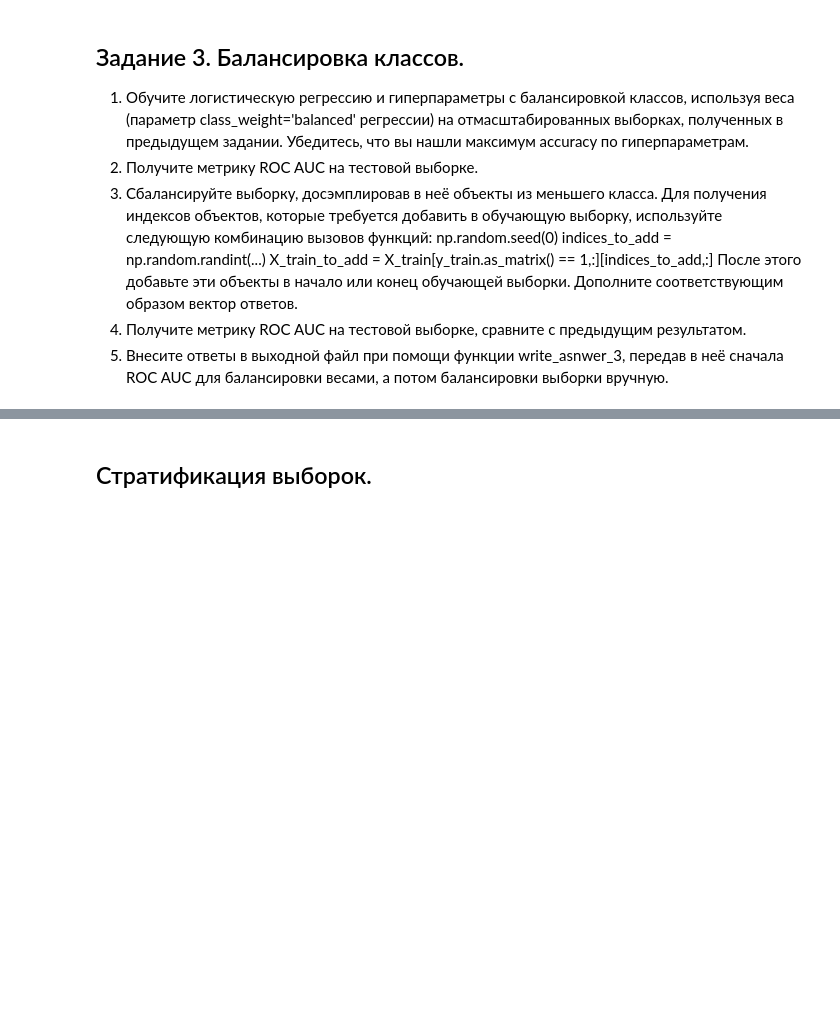
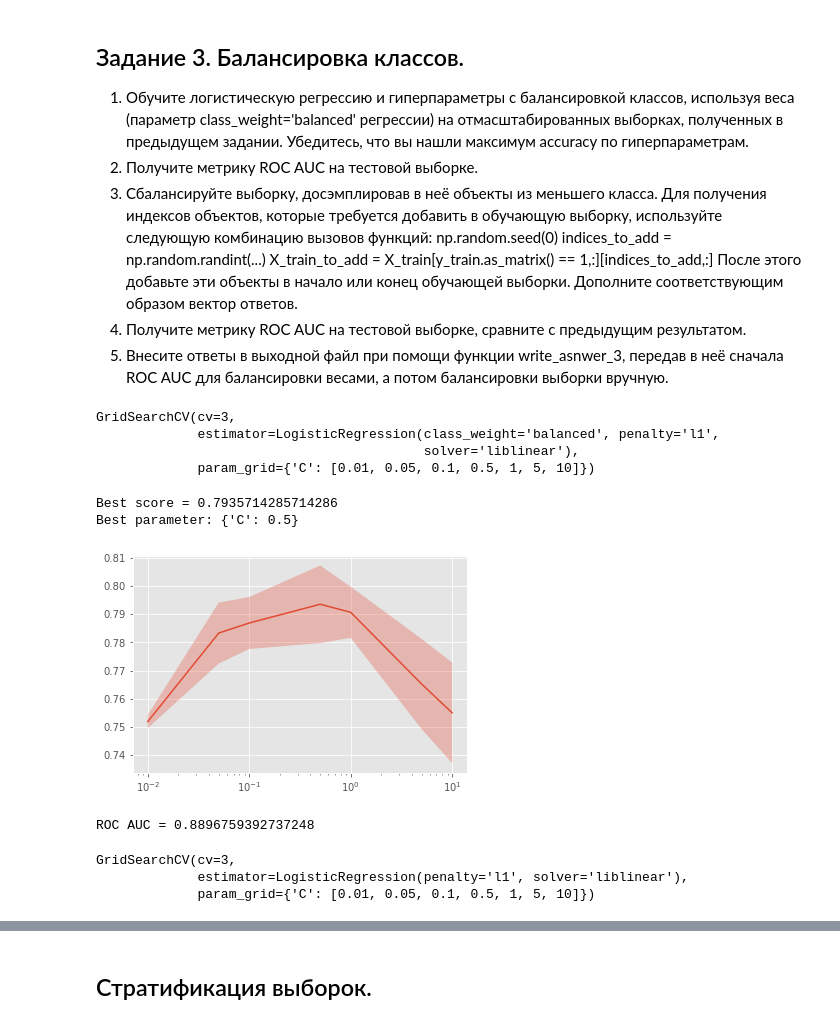
Before and after one commit to umshtm/ML-DA-Coursera-MIPT-Yandex, a Jupyter notebook: 2 - Supervised learning/Tasks/Data preprocessing methods and logistic regression/Preprocessing_LR_Coursera.ipynb, the cells around one changed output, grey strips where cells are left out. Cells and saved outputs as stored; diff of their text form; code cells hidden in the pictures; blank space fills up the shorter version.

```diff
--- a/2 - Supervised learning/Tasks/Data preprocessing methods and logistic regression/Preprocessing_LR_Coursera.ipynb
+++ b/2 - Supervised learning/Tasks/Data preprocessing methods and logistic regression/Preprocessing_LR_Coursera.ipynb
@@ -386,3 +533,32 @@ def write_answer_3(auc_1, auc_2):
         fout.write(str(auc))
 
 # place your code here
+# %%
+# GridSearchCV parameters.
+balanced_estimator = LogisticRegression(solver='liblinear', penalty='l1', class_weight='balanced')
+param_grid = {'C': [0.01, 0.05, 0.1, 0.5, 1, 5, 10]}
+cv = 3
+# %%
+# GridSearchCV with balanced class weights, scaling and mean fillna.
+optimizer = GridSearchCV(balanced_estimator, param_grid, cv=cv)
+optimizer.fit(X_train_scaled, y_train)
+# %% [output]
+GridSearchCV(cv=3,
+             estimator=LogisticRegression(class_weight='balanced', penalty='l1',
+                                          solver='liblinear'),
+             param_grid={'C': [0.01, 0.05, 0.1, 0.5, 1, 5, 10]})
+# %%
+# Results of GridSearch with balanced class weights, scaling and mean fillna.
+print('Best score = {}'.format(optimizer.best_score_))
+print('Best parameter: {}'.format(optimizer.best_params_))
+plot_scores(optimizer)
+# %% [output]
+Best score = 0.7935714285714286
+Best parameter: {'C': 0.5}
+[figure, added]
+# %%
+# ROC AUC.
+cw_roc_auc = roc_auc_score(y_test, optimizer.predict_proba(X_test_scaled)[:,1])
+print('ROC AUC = {}'.format(cw_roc_auc))
+# %% [output]
+ROC AUC = 0.8896759392737248
@@ -388,0 +574,7 @@ def write_answer_3(auc_1, auc_2):
+# %%
+# GridSearchCv with oversampling, scaling and mean fillna.
+mean_optimizer.fit(X_train_scaled_balanced, y_train_balanced)
+# %% [output]
+GridSearchCV(cv=3,
+             estimator=LogisticRegression(penalty='l1', solver='liblinear'),
+             param_grid={'C': [0.01, 0.05, 0.1, 0.5, 1, 5, 10]})
```
Also changed, not shown: parts of 58 cells of this notebook, 6 other files.
